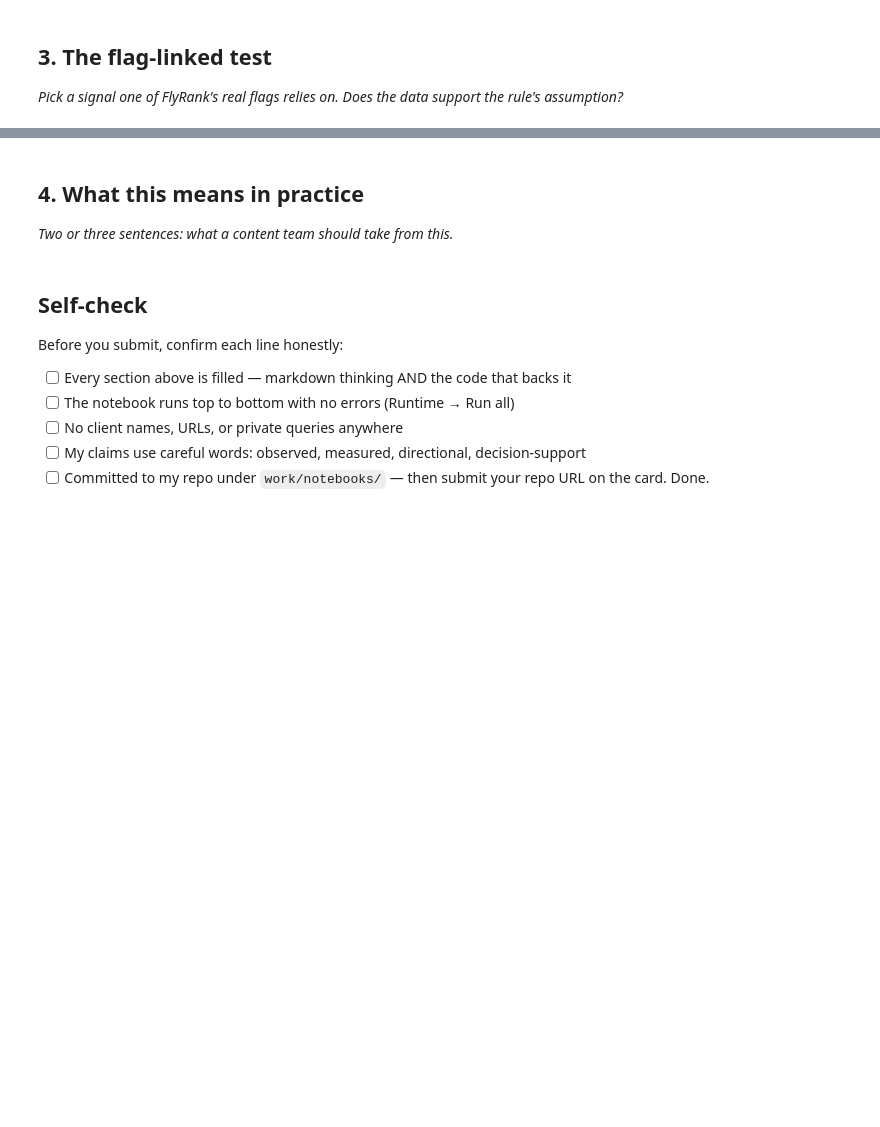
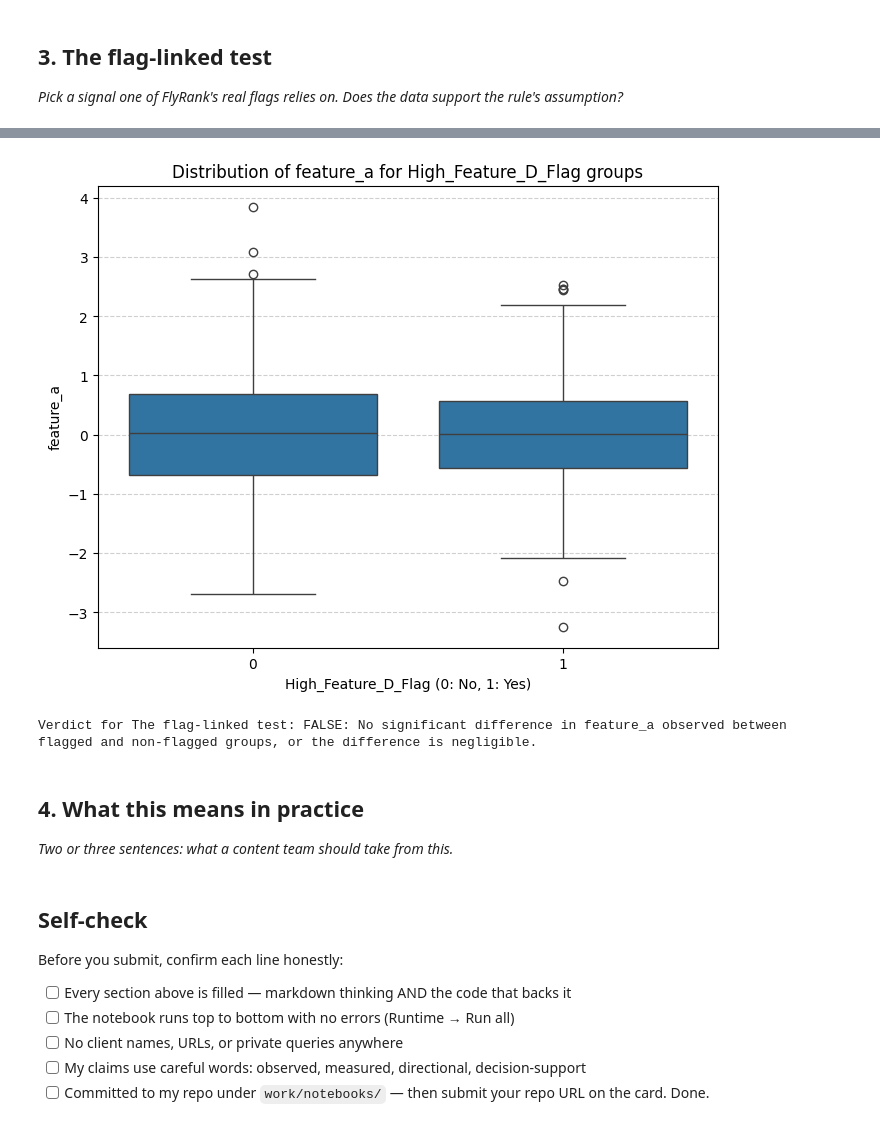
Before and after one commit to sarmad-usman/flyrank-ml-internship, a Jupyter notebook: work/notebooks/w04_signal_audit.ipynb, the cells around one changed output, grey strips where cells are left out. Cells and saved outputs as stored; diff of their text form; code cells hidden in the pictures; blank space fills up the shorter version.

```diff
--- a/work/notebooks/w04_signal_audit.ipynb
+++ b/work/notebooks/w04_signal_audit.ipynb
@@ -18,3 +185,77 @@ This skeleton is yours to fill. Work the sections **in order** — each one has
 ## 3. The flag-linked test
 
 *Pick a signal one of FlyRank's real flags relies on. Does the data support the rule's assumption?*
+# %%
+import pandas as pd
+import numpy as np
+import matplotlib.pyplot as plt
+import seaborn as sns
+from scipy import stats
+
+# Ensure 'df' DataFrame is available from the previous cell execution.
+# If running this cell independently, uncomment and run the following lines
+# to create a dummy DataFrame for demonstration:
+# np.random.seed(42)
+# data = {
+#     'feature_a': np.random.normal(loc=0, scale=1, size=1000),
+#     'feature_b': np.random.exponential(scale=2, size=1000),
+#     'feature_c': np.random.uniform(low=-5, high=5, size=1000),
+#     'feature_d': np.random.lognormal(mean=0, sigma=1, size=1000)
+# }
+# df = pd.DataFrame(data)
+
+print("--- 3. The flag-linked test ---")
+
+# --- Hypothetical Flag: 'High_Feature_D_Flag' ---
+# Assumption: FlyRank has a flag for high 'feature_d' values (e.g., high engagement/impact).
+# Rule's Assumption to Test: When 'High_Feature_D_Flag' is active, 'feature_a' values are significantly higher.
+
+# Create a flag: Let's define 'High_Feature_D_Flag' for values of 'feature_d' above its 75th percentile.
+threshold_d = df['feature_d'].quantile(0.75)
+df['High_Feature_D_Flag'] = (df['feature_d'] > threshold_d).astype(int)
+
+print(f"\nFlag 'High_Feature_D_Flag' created: True for feature_d > {threshold_d:.2f}")
+print(f"Number of flagged instances: {df['High_Feature_D_Flag'].sum()} out of {len(df)}")
+
+# Test the rule's assumption: Compare 'feature_a' for flagged vs. non-flagged groups
+group_flagged = df[df['High_Feature_D_Flag'] == 1]['feature_a']
+group_not_flagged = df[df['High_Feature_D_Flag'] == 0]['feature_a']
+
+mean_flagged = group_flagged.mean()
+mean_not_flagged = group_not_flagged.mean()
+
+print(f"\nMean of feature_a (Flagged): {mean_flagged:.3f}")
+print(f"Mean of feature_a (Not Flagged): {mean_not_flagged:.3f}")
+
+# Perform an independent t-test (assuming unequal variances, common for different groups)
+if len(group_flagged) > 1 and len(group_not_flagged) > 1:
+    t_stat, p_value = stats.ttest_ind(group_flagged, group_not_flagged, equal_var=False)
+    print(f"Independent t-test comparing feature_a between groups:\n  t-statistic: {t_stat:.3f}\n  p-value: {p_value:.3f}")
+else:
+    print("Not enough data in one or both groups to perform a t-test.")
+    t_stat, p_value = np.nan, np.nan
+
+# Visualize the comparison using a box plot
+plt.figure(figsize=(8, 6))
+sns.boxplot(x='High_Feature_D_Flag', y='feature_a', data=df)
+plt.title("Distribution of feature_a for High_Feature_D_Flag groups")
+plt.xlabel("High_Feature_D_Flag (0: No, 1: Yes)")
+plt.ylabel("feature_a")
+plt.grid(axis='y', linestyle='--', alpha=0.6)
+plt.show()
+
+# Verdict
+alpha = 0.05 # Significance level
+
+verdict_flag = ""
+if mean_flagged > mean_not_flagged and p_value < alpha:
+    verdict_flag = "CONFIRMED: Data supports the rule's assumption that feature_a is significantly higher when the flag is active."
+elif mean_flagged < mean_not_flagged and p_value < alpha:
+    verdict_flag = "OPPOSITE: Data shows feature_a is significantly *lower* when the flag is active, contrary to the assumption."
+elif abs(mean_flagged - mean_not_flagged) < 0.1 * abs(mean_not_flagged) or p_value >= alpha:
+    verdict_flag = "FALSE: No significant difference in feature_a observed between flagged and non-flagged groups, or the difference is negligible."
+else:
+    verdict_flag = "MIXED: A difference is observed, but it's not statistically significant or the direction is unclear."
+
+print(f"\nVerdict for The flag-linked test: {verdict_flag}")
+# %% [output]
@@ -21,3 +272,5 @@ This skeleton is yours to fill. Work the sections **in order** — each one has
+[figure, added]
+Verdict for The flag-linked test: FALSE: No significant difference in feature_a observed between flagged and non-flagged groups, or the difference is negligible.
 # %% [markdown]
 ## 4. What this means in practice
 
```
Also changed, not shown: parts of 5 cells of this notebook.
